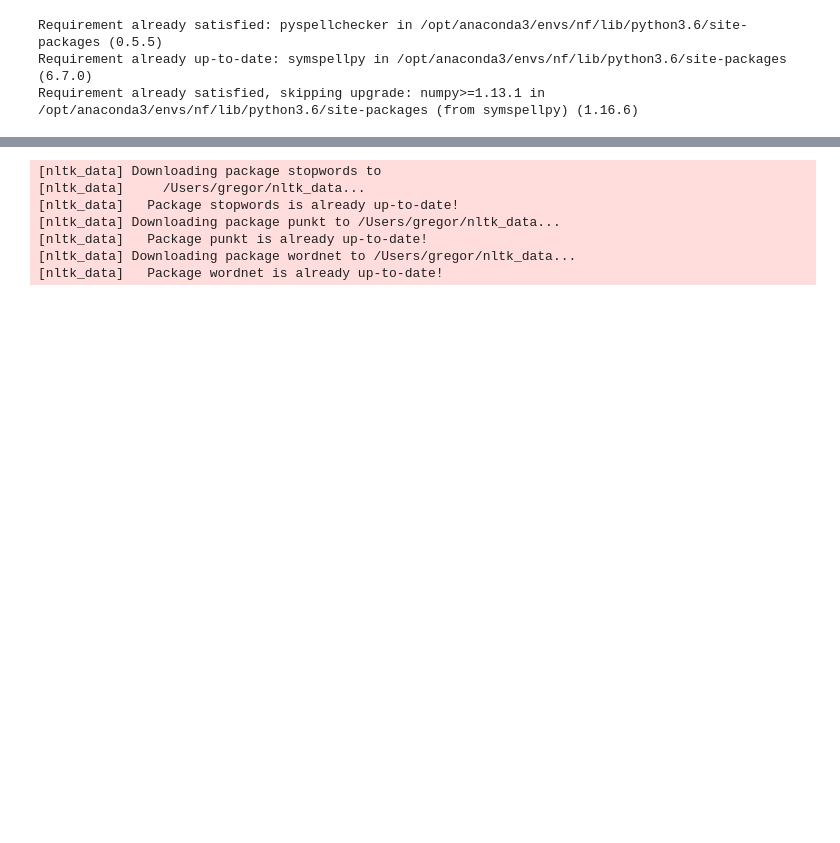
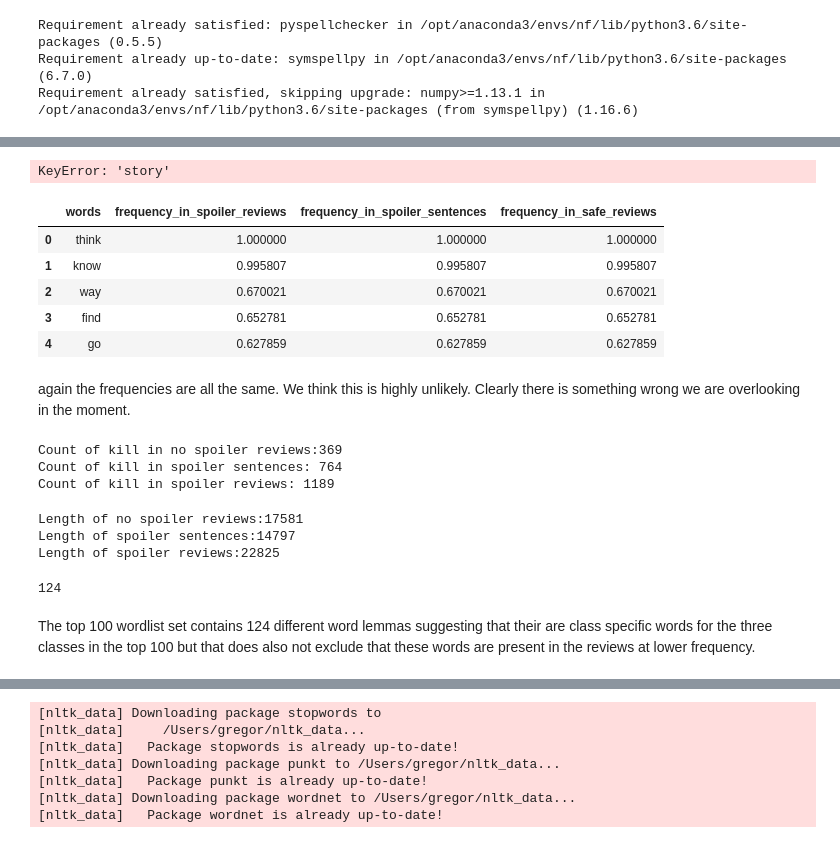
Before and after one commit to GHabeck/202011_capstone_project, a Jupyter notebook: spoiler reviews.ipynb, the cells around one changed output, grey strips where cells are left out. Drawn from its saved outputs; the diff is of its cells as text; code cells hidden in the pictures; blank space fills up the shorter version.

```diff
--- a/spoiler reviews.ipynb
+++ b/spoiler reviews.ipynb
@@ -852,0 +914,4 @@ AttributeError: 'bool' object has no attribute 'words'
+# %%
+wordcloud_s = wordcloud1.generate(spoilers)
+wordcloud_ns = wordcloud1.generate(no_spoilers)
+wordcloud_s_all=wordcloud1.generate(spoilers_all)
@@ -852,0 +935,13 @@ AttributeError: 'bool' object has no attribute 'words'
+# %%
+freq_s =[]
+freq_ns=[]
+freq_all=[]
+keys = []
+
+for key, freq in wordcloud_ns.words_.items():
+    keys.append(key)
+    freq_ns.append(freq)
+    freq_s.append(wordcloud_s.words_[key])
+    freq_all.append(wordcloud_s_all.words_[key])
+# %% [output]
+KeyError: 'story'
@@ -852,0 +957,35 @@ AttributeError: 'bool' object has no attribute 'words'
+# %%
+# why does this give me same frequencies for every word? Maybe because wordcloud expects "natural text".
+#use spellchecked texts as input
+wordcloud_s = wordcloud.generate(' '.join(spoiler_text))
+wordcloud_ns = wordcloud.generate(' '.join(safe_text))
+wordcloud_s_all=wordcloud.generate(' '.join(spoiler_text_all))
+# %%
+freq_s2 =[]
+freq_ns2=[]
+freq_all2=[]
+keys2 = []
+
+for key, freq in wordcloud_ns.words_.items():
+    keys.append(key)
+    freq_ns.append(freq)
+    freq_s.append(wordcloud_s.words_[key])
+    freq_all.append(wordcloud_s_all.words_[key])
+
+word_freq2 = pd.DataFrame({
+    'words': keys,
+    'frequency_in_spoiler_reviews': freq_all,
+    'frequency_in_spoiler_sentences': freq_s,
+    'frequency_in_safe_reviews': freq_ns
+})
+# %%
+word_freq2.head()
+# %% [output]
+|  | words | frequency_in_spoiler_reviews | frequency_in_spoiler_sentences | frequency_in_safe_reviews |
+| 0 | think | 1.000000 | 1.000000 | 1.000000 |
+| 1 | know | 0.995807 | 0.995807 | 0.995807 |
+| 2 | way | 0.670021 | 0.670021 | 0.670021 |
+| 3 | find | 0.652781 | 0.652781 | 0.652781 |
+| 4 | go | 0.627859 | 0.627859 | 0.627859 |
+# %% [markdown]
+again the frequencies are all the same. We think this is highly unlikely. Clearly there is something wrong we are overlooking in the moment.
@@ -852,0 +997,17 @@ AttributeError: 'bool' object has no attribute 'words'
+# %%
+word = 'kill'
+print(f'Count of {word} in no spoiler reviews:{freq_no_spoiler[word]}')
+print(f'Count of {word} in spoiler sentences: {freq_spoiler[word]}')
+print(f'Count of {word} in spoiler reviews: {freq_spoiler_all[word]}')
+# %% [output]
+Count of kill in no spoiler reviews:369
+Count of kill in spoiler sentences: 764
+Count of kill in spoiler reviews: 1189
+# %%
+print(f'Length of no spoiler reviews:{len(freq_no_spoiler.keys())}')
+print(f'Length of spoiler sentences:{len(freq_spoiler.keys())}')
+print(f'Length of spoiler reviews:{len(freq_spoiler_all.keys())}')
+# %% [output]
+Length of no spoiler reviews:17581
+Length of spoiler sentences:14797
+Length of spoiler reviews:22825
@@ -852,0 +1025,6 @@ AttributeError: 'bool' object has no attribute 'words'
+# %%
+len(wordlist_top100)
+# %% [output]
+124
+# %% [markdown]
+The top 100 wordlist set contains 124 different word lemmas suggesting that their are class specific words for the three classes in the top 100 but that does also not exclude that these words are present in the reviews at lower frequency.
```
Also changed, not shown: parts of 94 cells of this notebook.
